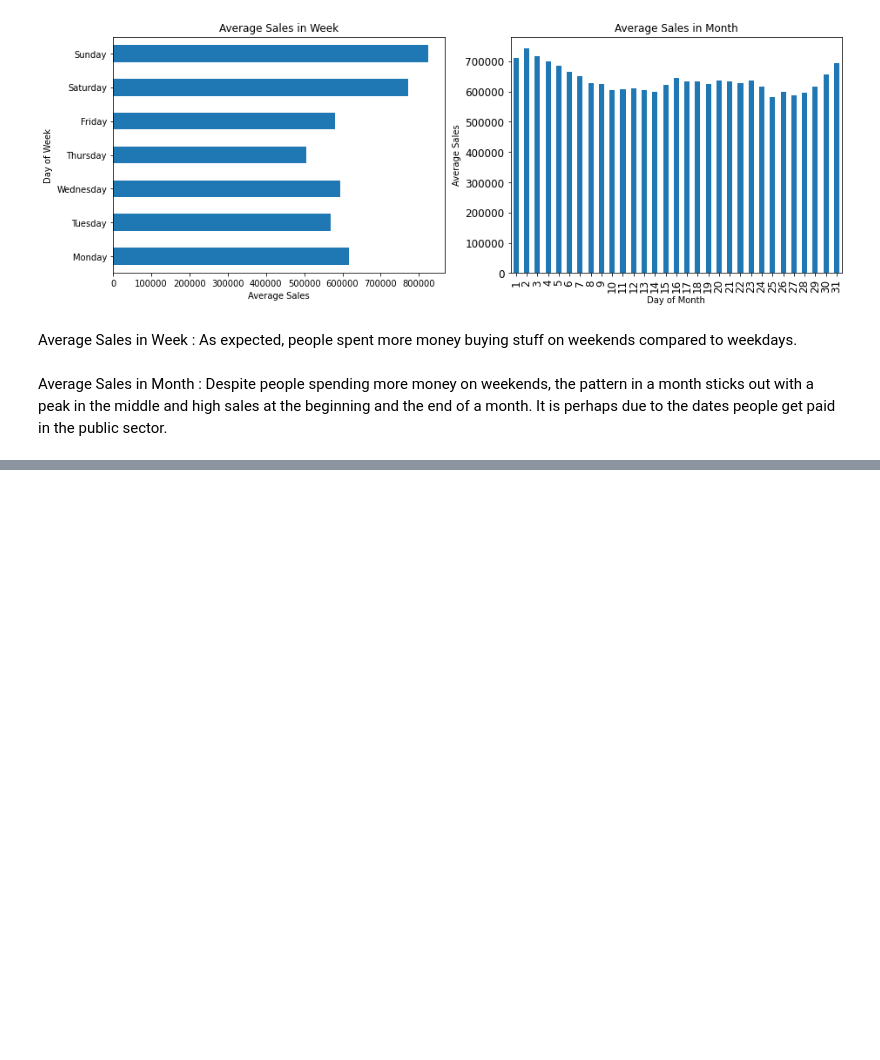
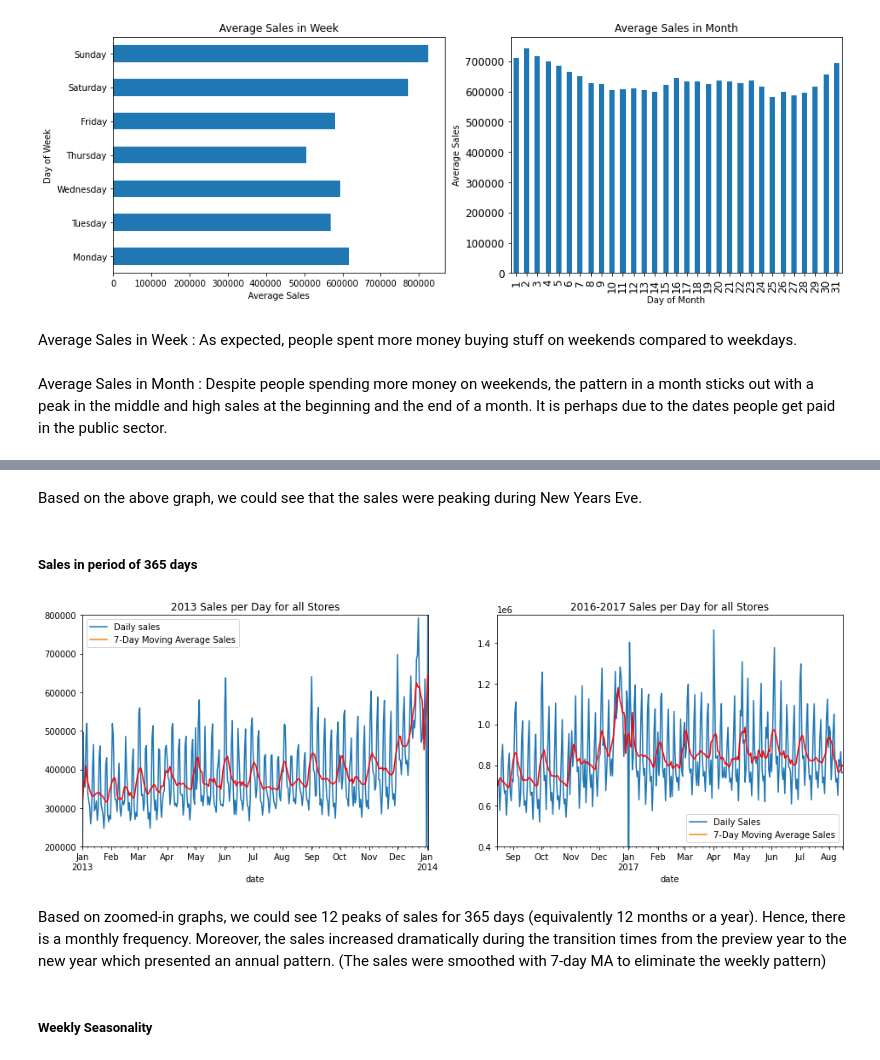
Before and after one commit to abroniewski/ML-test-repo, a Jupyter notebook: connectcsv.ipynb, the cells around one changed output, grey strips where cells are left out. Saved outputs shown, nothing was run; the diff lists cells and outputs as text; code cells hidden in the pictures; blank space fills up the shorter version.

```diff
--- a/connectcsv.ipynb
+++ b/connectcsv.ipynb
@@ -417,0 +433,25 @@ Average Sales in Month : Despite people spending more money on weekends, the pat
+# %% [markdown]
+Based on the above graph, we could see that the sales were peaking during New Years Eve.
+# %% [markdown]
+##### Sales in period of 365 days
+# %%
+figsize = (16,5)
+fig, (ax1,ax2) = plt.subplots(1,2,figsize=figsize)
+sales_grouped. plot(ax=ax1)
+sales_smooth7. plot(ax=ax1, color="r")
+ax1.legend(["Daily sales","7-Day Moving Average Sales"])
+ax1.set(ylim=[2e5, 8e5], title="2013 Sales per Day for all Stores")
+ax1.set(xlim=[sales_grouped.index[0],sales_grouped.index[365]] )
+
+sales_grouped. plot(ax=ax2)
+sales_smooth7. plot(ax=ax2, color="r")
+ax2.legend(["Daily Sales","7-Day Moving Average Sales"])
+ax2.set(ylim=4e5, title="2016-2017 Sales per Day for all Stores")
+ax2.set(xlim=[sales_grouped.index[-365],sales_grouped.index[-1]] )
+plt.show()
+# %% [output]
+[figure, added]
+# %% [markdown]
+Based on zoomed-in graphs, we could see 12 peaks of sales for 365 days (equivalently 12 months or a year). Hence, there is a monthly frequency. Moreover, the sales increased dramatically during the transition times from the preview year to the new year which presented an annual pattern. (The sales were smoothed with 7-day MA to eliminate the weekly pattern)
+# %% [markdown]
+##### Weekly Seasonality
```
Also changed, not shown: parts of 23 cells of this notebook.
